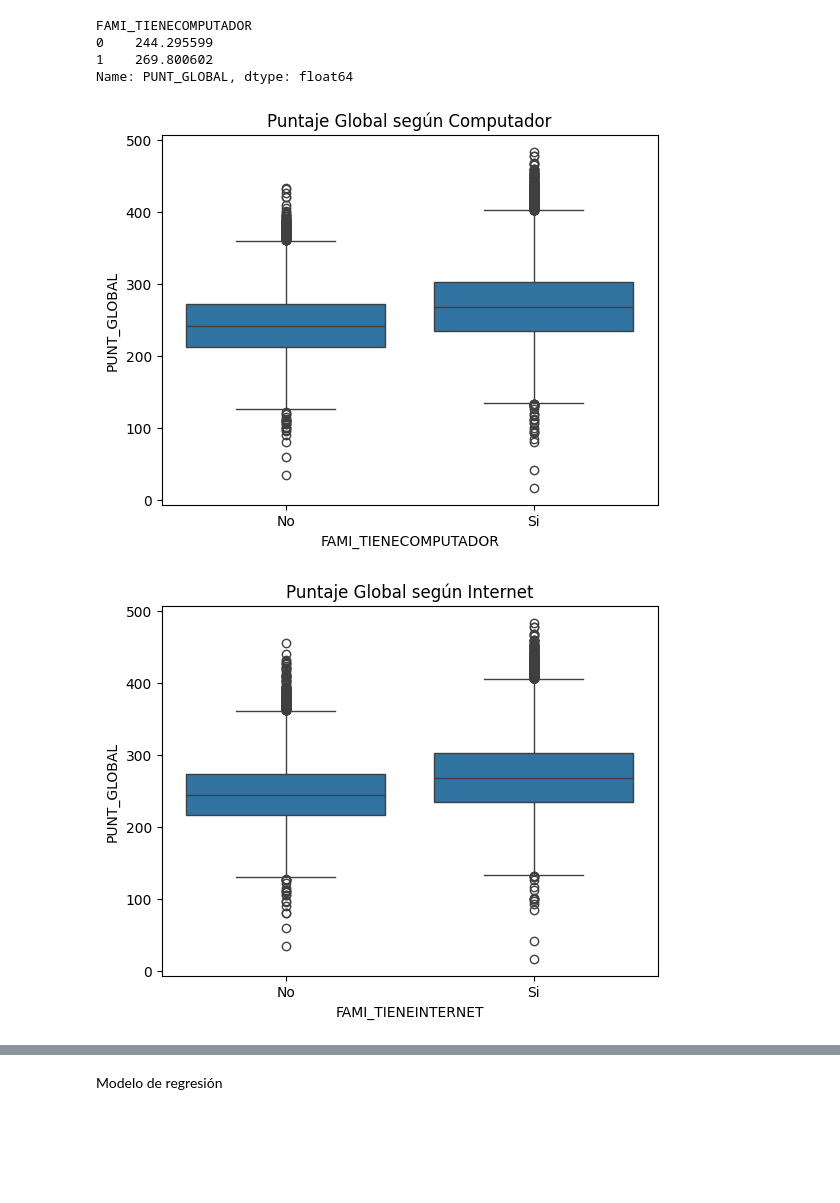
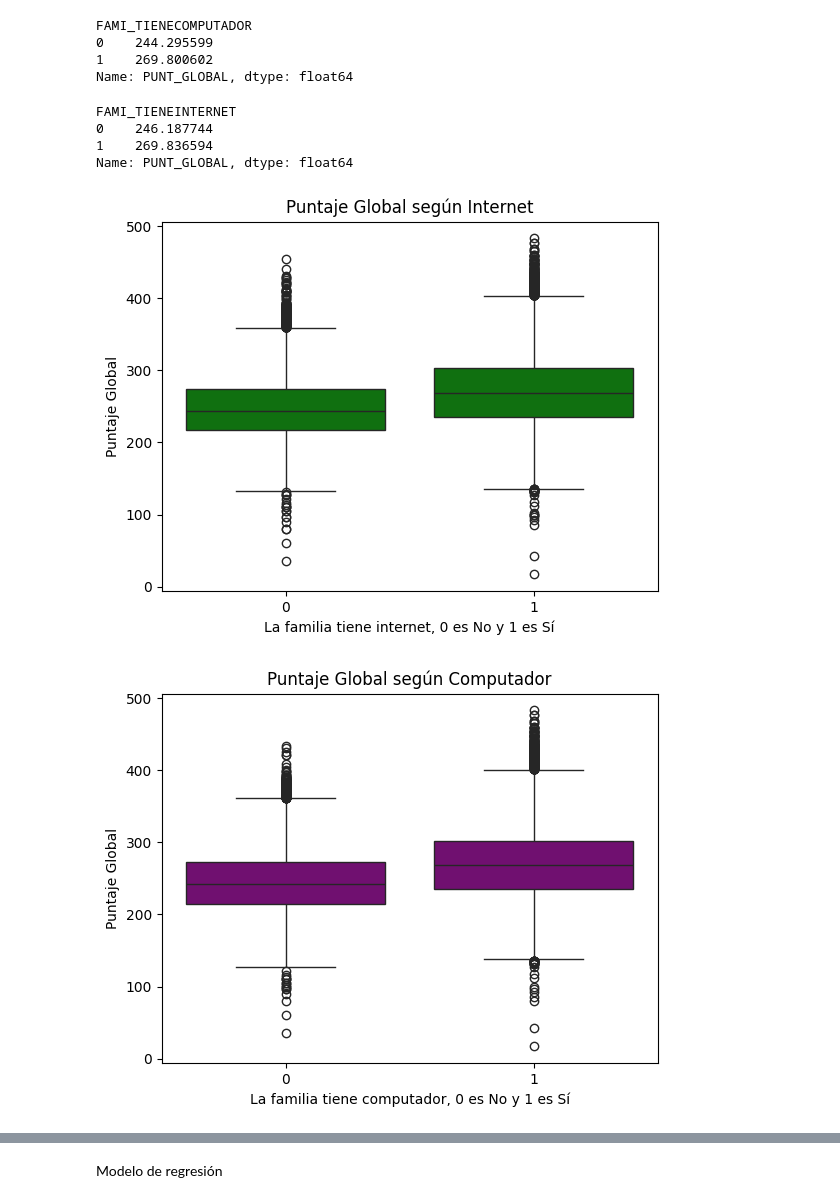
Before and after one commit to isabellagomez2003-sys/Proyecto-1, a Jupyter notebook: pregunta2(Dani).ipynb, the cells around one changed output, grey strips where cells are left out. Drawn from its saved outputs; the diff is of its cells as text; code cells hidden in the pictures; blank space fills up the shorter version.

Commit message:
Hice un nuevo archivo para limpieza y extracción de la pregunta 2

```diff
--- a/pregunta2(Dani).ipynb
+++ b/pregunta2(Dani).ipynb
@@ -377,19 +370,32 @@ FAMI_TIENECOMPUTADOR
 0    244.295599
 1    269.800602
 Name: PUNT_GLOBAL, dtype: float64
-# %%
-
-
-plt.figure()
-sns.boxplot(x="FAMI_TIENECOMPUTADOR", y="PUNT_GLOBAL", data=df)
-plt.title("Puntaje Global según Computador")
-plt.show()
-# %% [output]
-[figure, removed]
+# %%
+
+#agrupar para ver la media del puntaje global de cuando tiene internet
+df_limpio.groupby("FAMI_TIENEINTERNET")["PUNT_GLOBAL"].mean()
+# %% [output]
+FAMI_TIENEINTERNET
+0    246.187744
+1    269.836594
+Name: PUNT_GLOBAL, dtype: float64
 # %%
+#box plot por internet
 plt.figure()
-sns.boxplot(x="FAMI_TIENEINTERNET", y="PUNT_GLOBAL", data=df)
+sns.boxplot(x="FAMI_TIENEINTERNET", y="PUNT_GLOBAL", data=df_limpio, color= "green")
 plt.title("Puntaje Global según Internet")
+plt.xlabel("La familia tiene internet, 0 es No y 1 es Sí")
+plt.ylabel("Puntaje Global")
 plt.show()
+
+
+#box plot por computador
+plt.figure()
+sns.boxplot(x="FAMI_TIENECOMPUTADOR", y="PUNT_GLOBAL", data=df_limpio, color= "purple")
+plt.title("Puntaje Global según Computador")
+plt.xlabel("La familia tiene computador, 0 es No y 1 es Sí")
+plt.ylabel("Puntaje Global")
+plt.show()
 # %% [output]
-[figure, old version]
+[figure, new version]
+[figure, added]
```
Also changed, not shown: parts of 14 cells of this notebook, 1 other file.
